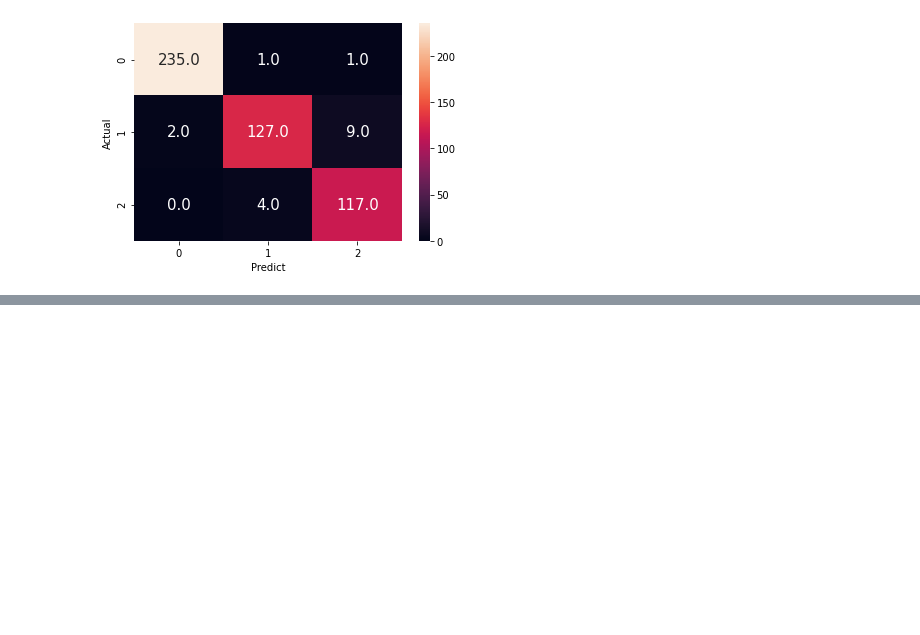
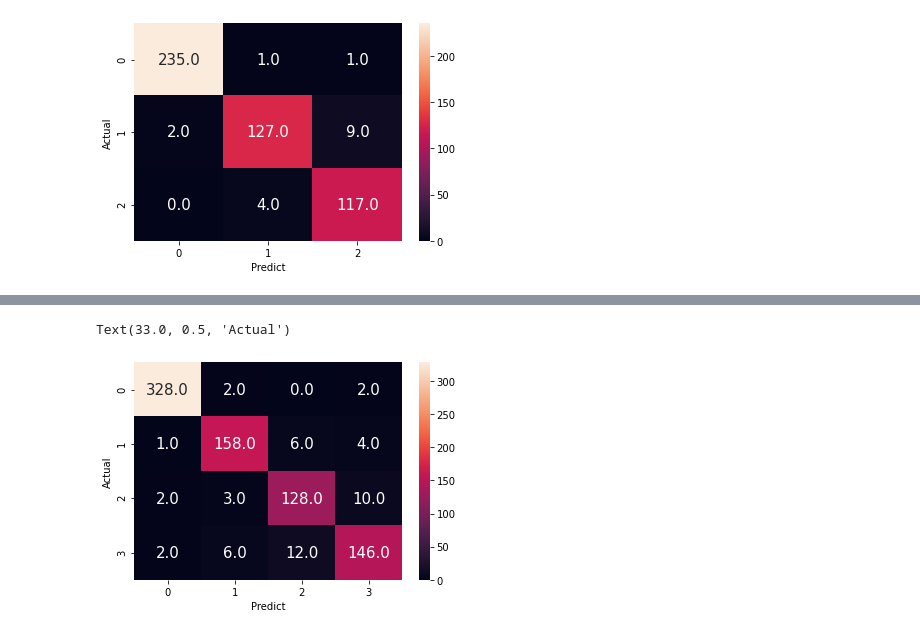
Before and after one commit to or-yitshak/ancient-coins, a Jupyter notebook: coin classification.ipynb, the cells around one changed output, grey strips where cells are left out. Saved outputs shown, nothing was run; the diff lists cells and outputs as text; code cells hidden in the pictures; blank space fills up the shorter version.

Commit message:
ptolemy 12 classification

```diff
--- a/coin classification.ipynb
+++ b/coin classification.ipynb
@@ -602,0 +680,20 @@ Text(33.0, 0.5, 'Actual')
+# %%
+test_data_reshaped = np.expand_dims(test_data_reshaped,axis=-1)
+train_data_reshaped = np.expand_dims(train_data_reshaped,axis=-1)
+# %%
+model = models.Sequential()
+model.add(layers.Conv2D(32, (3, 3), activation='relu', input_shape=(70, 70, 1)))
+model.add(layers.MaxPooling2D((2, 2)))
+model.add(layers.Conv2D(42, (3, 3), activation='relu'))
+model.add(layers.MaxPooling2D((2, 2)))
+model.add(layers.Conv2D(52, (3, 3), activation='relu'))
+model.add(layers.MaxPooling2D((2, 2)))
+model.add(layers.Conv2D(62, (3, 3), activation='relu'))
+model.add(layers.MaxPooling2D((2, 2)))
+
+
+model.add(layers.Flatten())
+model.add(layers.Dense(64, activation='relu'))
+model.add(layers.Dense(32, activation='relu'))
+model.add(layers.Dense(4))
+model.summary()
@@ -602,0 +718,6 @@ Text(33.0, 0.5, 'Actual')
+# %%
+model.compile(optimizer='adam',
+              loss=tf.keras.losses.SparseCategoricalCrossentropy(from_logits=True),
+              metrics=['accuracy'])
+
+history = model.fit(train_data_reshaped, train_target, epochs=29,batch_size=100)
@@ -602,0 +746,3 @@ Text(33.0, 0.5, 'Actual')
+# %%
+test_predict = np.argmax(model.predict(test_data_reshaped),axis=-1)
+print (classification_report(test_target,test_predict))
@@ -602,0 +760,8 @@ Text(33.0, 0.5, 'Actual')
+# %%
+cm = confusion_matrix(test_target,test_predict)
+sns.heatmap(cm,annot=True,annot_kws = {'size':15},fmt=".1f")
+plt.xlabel("Predict")
+plt.ylabel("Actual")
+# %% [output]
+Text(33.0, 0.5, 'Actual')
+[figure, added]
```
Also changed, not shown: parts of 15 cells of this notebook.
